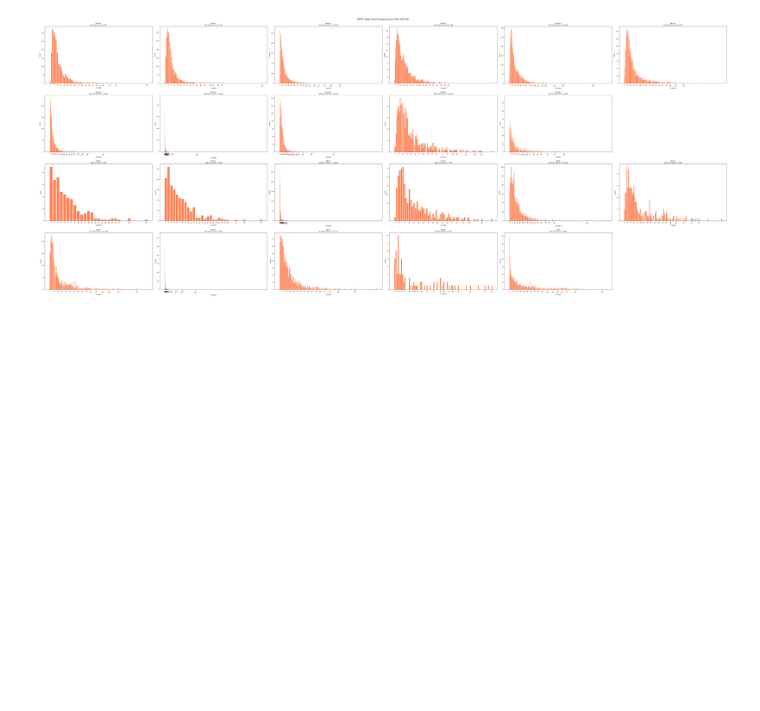
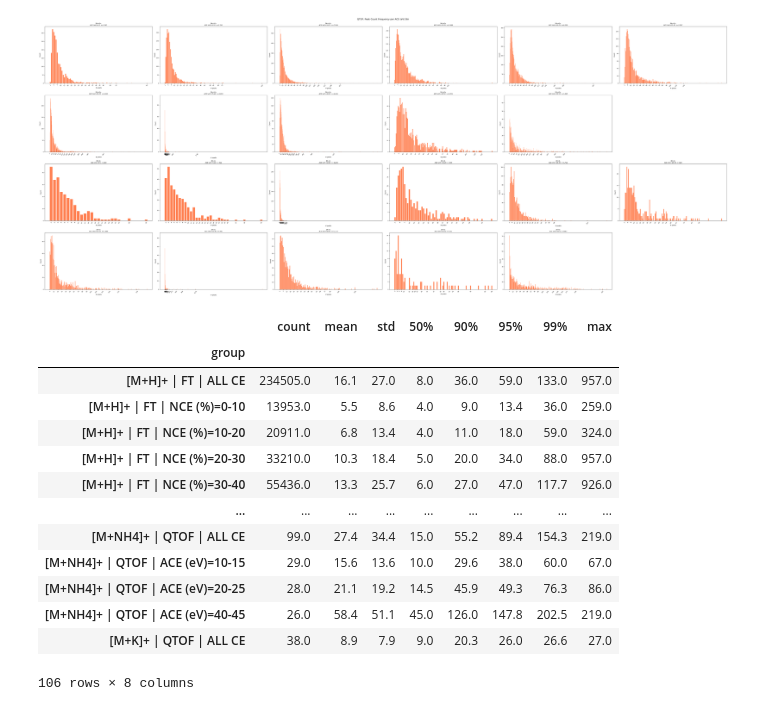
Before and after one commit to LZhang98/fragnnet, a Jupyter notebook: notebooks/data_notebooks/nist20_data2.ipynb, the cells around one changed output. Saved outputs shown, nothing was run; the diff lists cells and outputs as text; code cells hidden in the pictures; blank space fills up the shorter version.

```diff
--- a/notebooks/data_notebooks/nist20_data2.ipynb
+++ b/notebooks/data_notebooks/nist20_data2.ipynb
@@ -262,3 +262,73 @@ for inst_type in ['FT', 'QTOF']:
 # %% [output]
 [figure]
 [figure]
+# %%
+
+# Filtered peak count (>1% base peak) — describe by prec_type × inst_type, binned by CE
+inst_ce_cfg = {
+    'FT':   ('nce', 'NCE (%)', 10, range(0, 130, 10)),
+    'QTOF': ('ace', 'ACE (eV)',  5, range(0, 60, 5)),
+}
+
+def filtered_peak_count(peaks):
+    if not peaks:
+        return 0
+    max_int = max(i for _, i in peaks)
+    if max_int <= 0:
+        return 0
+    return sum(1 for _, i in peaks if i > 0.01 * max_int)
+
+nist_spectra_df['filtered_num_peaks'] = nist_spectra_df['peaks'].apply(filtered_peak_count)
+
+target_adducts = ['[M+H]+', '[M-H]-', '[M+Na]+', '[M+NH4]+', '[M+K]+']
+
+records = []
+for inst_type, (ce_col, ce_label, bin_size, bin_starts) in inst_ce_cfg.items():
+    ce_bins = list(bin_starts)
+    ce_bin_labels = [f"{b}-{b+bin_size}" for b in ce_bins[:-1]]
+
+    for prec_type in target_adducts:
+        df_sub = nist_spectra_df.loc[
+            (nist_spectra_df['prec_type'] == prec_type) &
+            (nist_spectra_df['inst_type'] == inst_type),
+            [ce_col, 'filtered_num_peaks'],
+        ].dropna(subset=[ce_col]).copy()
+
+        if len(df_sub) == 0:
+            continue
+
+        # Overall row for this adduct × inst combo
+        desc = df_sub['filtered_num_peaks'].describe(percentiles=[0.90, 0.95, 0.99])
+        records.append({'group': f"{prec_type} | {inst_type} | ALL CE", **desc.to_dict()})
+
+        # Per CE bin
+        df_sub['ce_bin'] = df_sub[ce_col].apply(
+            lambda v: ce_bin_labels[int((v - ce_bins[0]) // bin_size)]
+            if 0 <= int((v - ce_bins[0]) // bin_size) < len(ce_bin_labels) else None
+        )
+        df_sub = df_sub.dropna(subset=['ce_bin'])
+
+        for lbl in ce_bin_labels:
+            subset = df_sub.loc[df_sub['ce_bin'] == lbl, 'filtered_num_peaks']
+            if len(subset) < 10:
+                continue
+            desc = subset.describe(percentiles=[0.90, 0.95, 0.99])
+            records.append({'group': f"{prec_type} | {inst_type} | {ce_label}={lbl}", **desc.to_dict()})
+
+summary_df = pd.DataFrame(records).set_index('group')
+summary_df[['count', 'mean', 'std', '50%', '90%', '95%', '99%', 'max']].round(1)
+# %% [output]
+|  | count | mean | std | 50% | 90% | 95% | 99% | max |
+| group |  |  |  |  |  |  |  |  |
+| [M+H]+ | FT | ALL CE | 234505.0 | 16.1 | 27.0 | 8.0 | 36.0 | 59.0 | 133.0 | 957.0 |
+| [M+H]+ | FT | NCE (%)=0-10 | 13953.0 | 5.5 | 8.6 | 4.0 | 9.0 | 13.4 | 36.0 | 259.0 |
+| [M+H]+ | FT | NCE (%)=10-20 | 20911.0 | 6.8 | 13.4 | 4.0 | 11.0 | 18.0 | 59.0 | 324.0 |
+| [M+H]+ | FT | NCE (%)=20-30 | 33210.0 | 10.3 | 18.4 | 5.0 | 20.0 | 34.0 | 88.0 | 957.0 |
+| [M+H]+ | FT | NCE (%)=30-40 | 55436.0 | 13.3 | 25.7 | 6.0 | 27.0 | 47.0 | 117.7 | 926.0 |
+| ... | ... | ... | ... | ... | ... | ... | ... | ... |
+| [M+NH4]+ | QTOF | ALL CE | 99.0 | 27.4 | 34.4 | 15.0 | 55.2 | 89.4 | 154.3 | 219.0 |
+| [M+NH4]+ | QTOF | ACE (eV)=10-15 | 29.0 | 15.6 | 13.6 | 10.0 | 29.6 | 38.0 | 60.0 | 67.0 |
+| [M+NH4]+ | QTOF | ACE (eV)=20-25 | 28.0 | 21.1 | 19.2 | 14.5 | 45.9 | 49.3 | 76.3 | 86.0 |
+| [M+NH4]+ | QTOF | ACE (eV)=40-45 | 26.0 | 58.4 | 51.1 | 45.0 | 126.0 | 147.8 | 202.5 | 219.0 |
+| [M+K]+ | QTOF | ALL CE | 38.0 | 8.9 | 7.9 | 9.0 | 20.3 | 26.0 | 26.6 | 27.0 |
+106 rows × 8 columns
```
